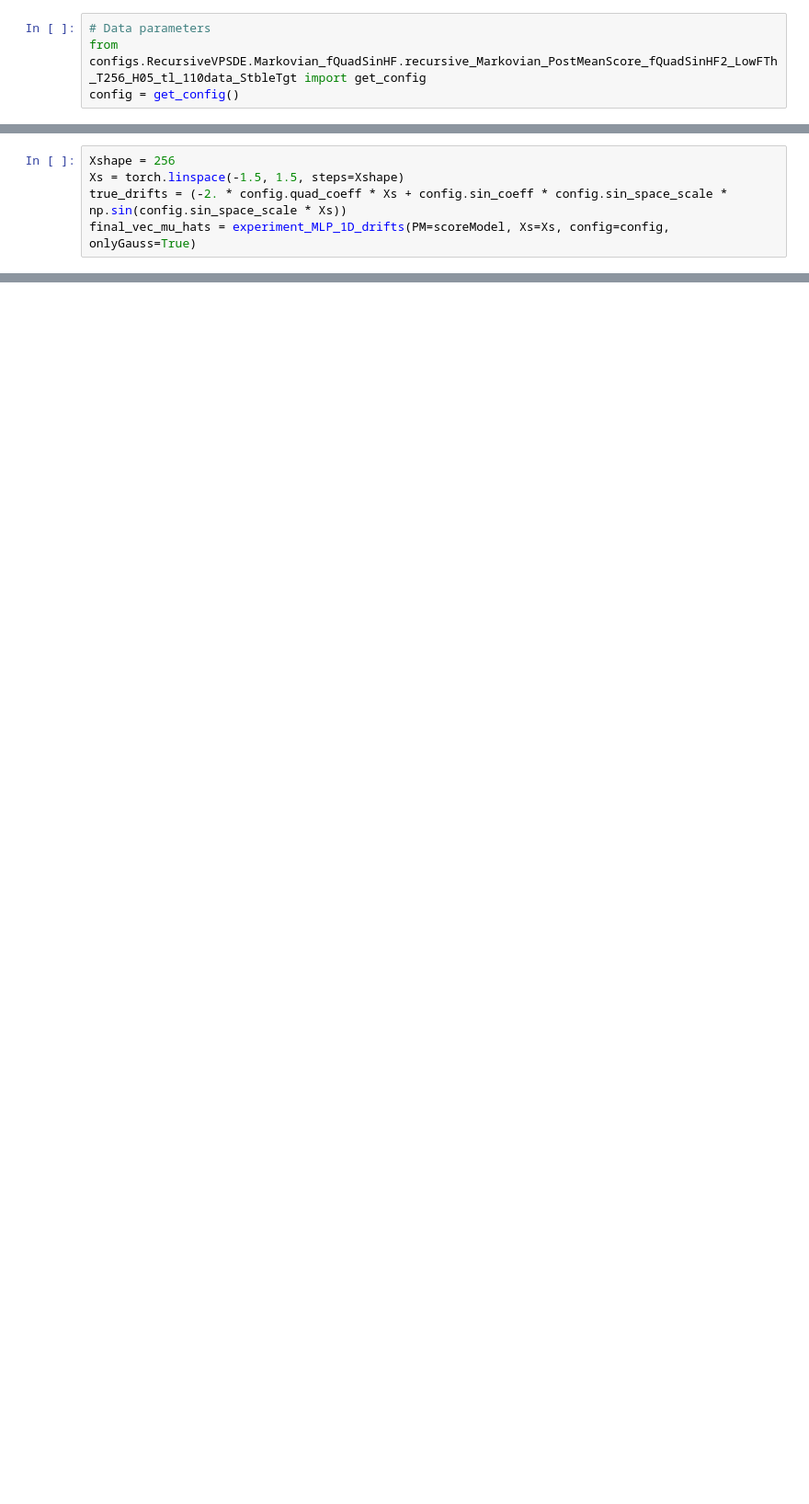
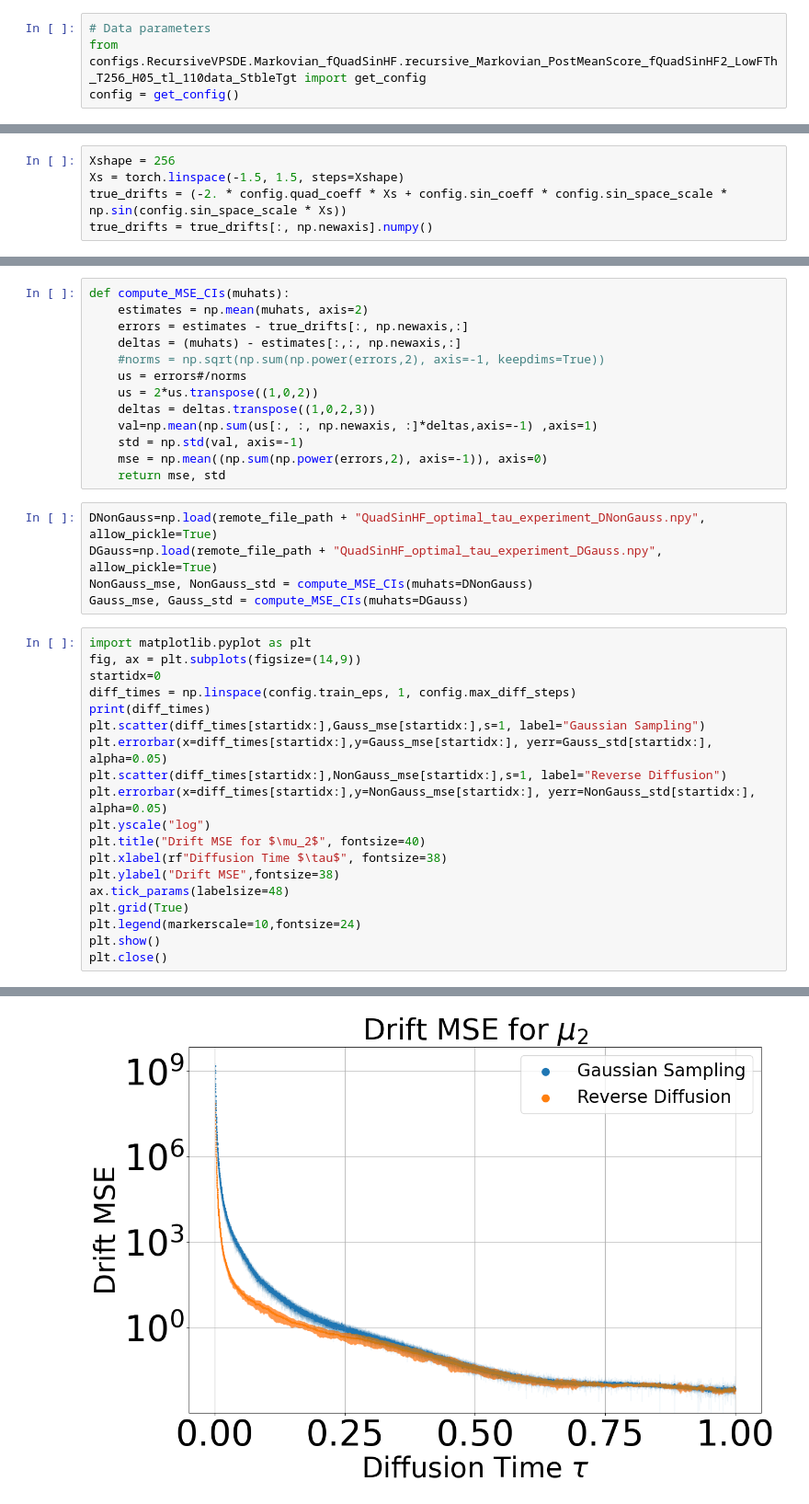
Before and after one commit to marcostapiac/FractionalBrownianMotion, a Jupyter notebook: experiments/generative_modelling/RecursiveVPSDE/LossTracking/Markovian/QuadSinHF/QuadSinHF_optimal_tau_experiment_DGauss.ipynb, the cells around one changed output, grey strips where cells are left out. Shown at 92% size. Drawn from its saved outputs; the diff is of its cells as text; blank space fills up the shorter version.

Commit message:
Tau experiments ready

```diff
--- a/experiments/generative_modelling/RecursiveVPSDE/LossTracking/Markovian/QuadSinHF/QuadSinHF_optimal_tau_experiment_DGauss.ipynb
+++ b/experiments/generative_modelling/RecursiveVPSDE/LossTracking/Markovian/QuadSinHF/QuadSinHF_optimal_tau_experiment_DGauss.ipynb
@@ -121,4 +144,4 @@ def experiment_MLP_1D_drifts(config, Xs, PM, onlyGauss=False):
 Xshape = 256
 Xs = torch.linspace(-1.5, 1.5, steps=Xshape)
 true_drifts = (-2. * config.quad_coeff * Xs + config.sin_coeff * config.sin_space_scale * np.sin(config.sin_space_scale * Xs))
-final_vec_mu_hats = experiment_MLP_1D_drifts(PM=scoreModel, Xs=Xs, config=config, onlyGauss=True)
+true_drifts = true_drifts[:, np.newaxis].numpy()
@@ -149,0 +165,38 @@ NonGauss_errors = np.sum(np.power(NonGauss_errors,2), axis=-1)
+# %%
+def compute_MSE_CIs(muhats):
+    estimates = np.mean(muhats, axis=2)
+    errors = estimates - true_drifts[:, np.newaxis,:]
+    deltas = (muhats) - estimates[:,:, np.newaxis,:]
+    #norms = np.sqrt(np.sum(np.power(errors,2), axis=-1, keepdims=True))
+    us = errors#/norms
+    us = 2*us.transpose((1,0,2))
+    deltas = deltas.transpose((1,0,2,3))
+    val=np.mean(np.sum(us[:, :, np.newaxis, :]*deltas,axis=-1) ,axis=1)
+    std = np.std(val, axis=-1)
+    mse = np.mean((np.sum(np.power(errors,2), axis=-1)), axis=0)
+    return mse, std
+# %%
+DNonGauss=np.load(remote_file_path + "QuadSinHF_optimal_tau_experiment_DNonGauss.npy", allow_pickle=True)
+DGauss=np.load(remote_file_path + "QuadSinHF_optimal_tau_experiment_DGauss.npy", allow_pickle=True)
+NonGauss_mse, NonGauss_std = compute_MSE_CIs(muhats=DNonGauss)
+Gauss_mse, Gauss_std = compute_MSE_CIs(muhats=DGauss)
+# %%
+import matplotlib.pyplot as plt
+fig, ax = plt.subplots(figsize=(14,9))
+startidx=0
+diff_times = np.linspace(config.train_eps, 1, config.max_diff_steps)
+print(diff_times)
+plt.scatter(diff_times[startidx:],Gauss_mse[startidx:],s=1, label="Gaussian Sampling")
+plt.errorbar(x=diff_times[startidx:],y=Gauss_mse[startidx:], yerr=Gauss_std[startidx:], alpha=0.05)
+plt.scatter(diff_times[startidx:],NonGauss_mse[startidx:],s=1, label="Reverse Diffusion")
+plt.errorbar(x=diff_times[startidx:],y=NonGauss_mse[startidx:], yerr=NonGauss_std[startidx:], alpha=0.05)
+plt.yscale("log")
+plt.title("Drift MSE for $\mu_2$", fontsize=40)
+plt.xlabel(rf"Diffusion Time $\tau$", fontsize=38)
+plt.ylabel("Drift MSE",fontsize=38)
+ax.tick_params(labelsize=48)
+plt.grid(True)
+plt.legend(markerscale=10,fontsize=24)
+plt.show()
+plt.close()
+# %% [output]
@@ -149,0 +204 @@ NonGauss_errors = np.sum(np.power(NonGauss_errors,2), axis=-1)
+[figure, added]
```
Also changed, not shown: parts of 13 cells of this notebook, 4 other files.
